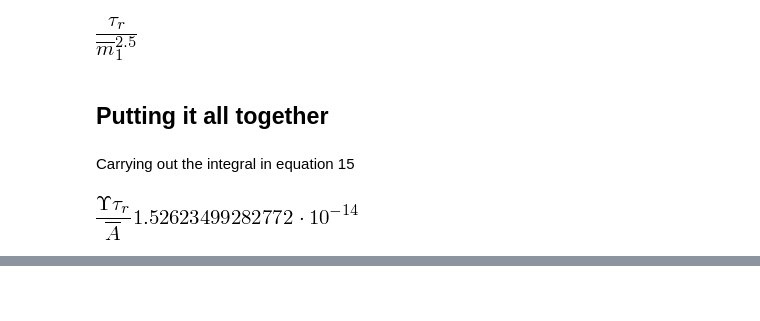
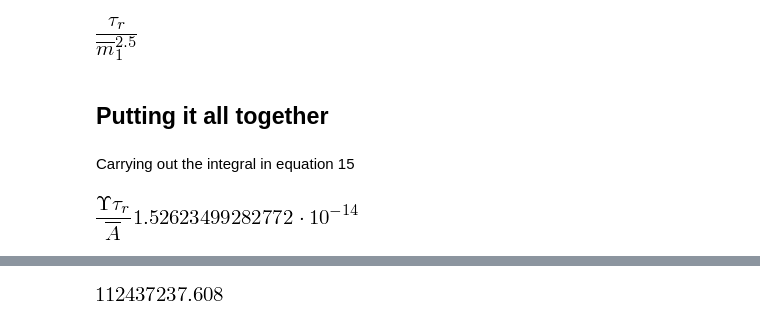
Before and after one commit to bolverk/gaia_black_hole_binaries, a Jupyter notebook: ykbp_model_comparison_to_hipparcos.ipynb, the cells around one changed output, grey strips where cells are left out. Drawn from its saved outputs; the diff is of its cells as text; code cells hidden in the pictures; blank space fills up the shorter version.

```diff
--- a/ykbp_model_comparison_to_hipparcos.ipynb
+++ b/ykbp_model_comparison_to_hipparcos.ipynb
@@ -226,0 +235,12 @@ temp.n()
+# %%
+def integrand_func_mk_1(m1):
+
+    if m1<20:
+        return 0
+    return 3.5e10*0.22*m1**(-2.3)
+
+m_range = numpy.linspace(20,100) # Primary mass range
+dm = m_range[1] - m_range[0]
+numpy.sum([integrand_func_mk_1(m1) for m1 in m_range])*dm
+# %% [output]
+[figure, added]
```
Also changed, not shown: parts of 9 cells of this notebook.
